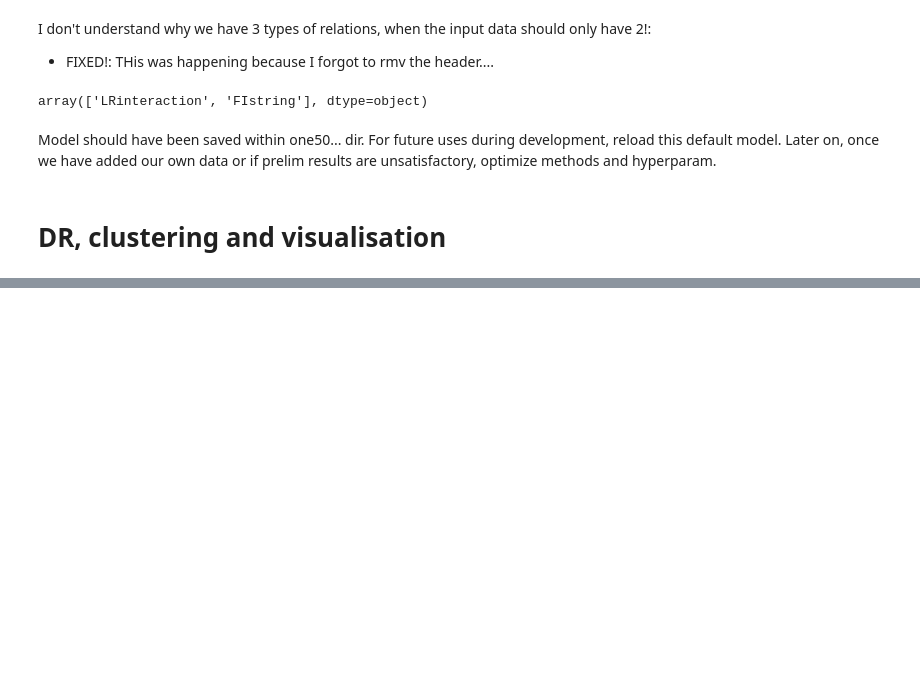
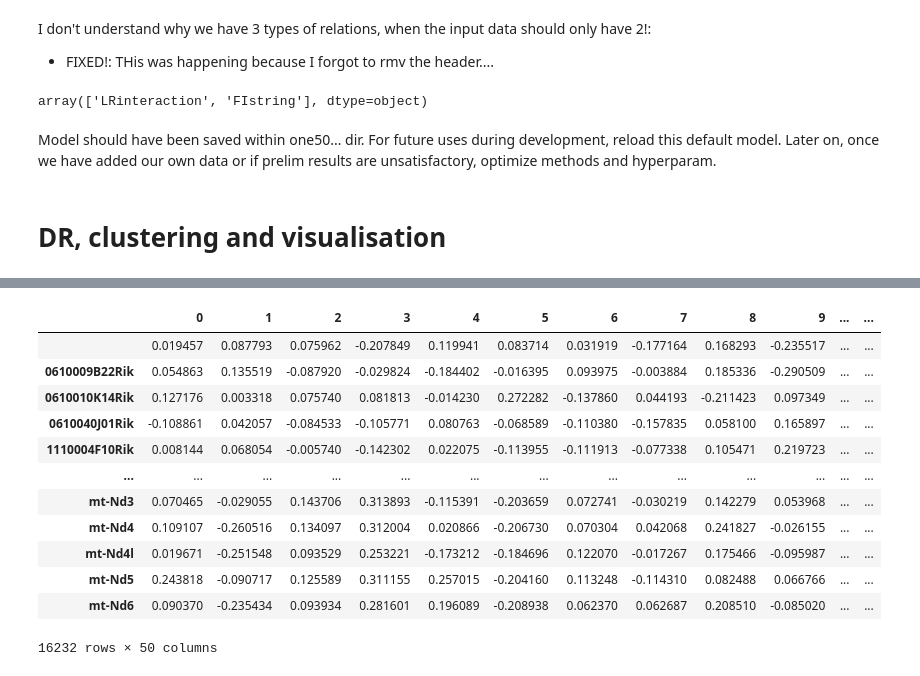
Before and after one commit to FerranC96/sKG4cellCommns, a Jupyter notebook: one.ipynb, the cells around one changed output, grey strips where cells are left out. Saved outputs shown, nothing was run; the diff lists cells and outputs as text; code cells hidden in the pictures; blank space fills up the shorter version.

```diff
--- a/one.ipynb
+++ b/one.ipynb
@@ -574,0 +627,3 @@ Furthermore, we should be able to cluster them and colour by cluster too. Hopefu
+# %%
+trained_model = torch.load("one50_unstratified_stopped_transe/trained_model.pkl")
+trained_model
@@ -574,0 +656,5 @@ Furthermore, we should be able to cluster them and colour by cluster too. Hopefu
+# %%
+#Construct nodes dataframe: detach() for now is meaningless as compute is CPU
+
+entity_embeddings = trained_model.entity_representations[0](indices=None).detach().numpy()
+entity_embeddings
@@ -574,0 +677,7 @@ Furthermore, we should be able to cluster them and colour by cluster too. Hopefu
+# %%
+import json
+
+with open("entityIDS.json") as infile:
+    entityIDS = json.load(infile)
+
+entityIDS
@@ -574,0 +702,17 @@ Furthermore, we should be able to cluster them and colour by cluster too. Hopefu
+# %%
+testdf = pd.DataFrame(entity_embeddings, index=entityIDS.values())
+testdf
+# %% [output]
+|  | 0 | 1 | 2 | 3 | 4 | 5 | 6 | 7 | 8 | 9 | ... | ... |
+|  | 0.019457 | 0.087793 | 0.075962 | -0.207849 | 0.119941 | 0.083714 | 0.031919 | -0.177164 | 0.168293 | -0.235517 | ... | ... |
+| 0610009B22Rik | 0.054863 | 0.135519 | -0.087920 | -0.029824 | -0.184402 | -0.016395 | 0.093975 | -0.003884 | 0.185336 | -0.290509 | ... | ... |
+| 0610010K14Rik | 0.127176 | 0.003318 | 0.075740 | 0.081813 | -0.014230 | 0.272282 | -0.137860 | 0.044193 | -0.211423 | 0.097349 | ... | ... |
+| 0610040J01Rik | -0.108861 | 0.042057 | -0.084533 | -0.105771 | 0.080763 | -0.068589 | -0.110380 | -0.157835 | 0.058100 | 0.165897 | ... | ... |
+| 1110004F10Rik | 0.008144 | 0.068054 | -0.005740 | -0.142302 | 0.022075 | -0.113955 | -0.111913 | -0.077338 | 0.105471 | 0.219723 | ... | ... |
+| ... | ... | ... | ... | ... | ... | ... | ... | ... | ... | ... | ... | ... |
+| mt-Nd3 | 0.070465 | -0.029055 | 0.143706 | 0.313893 | -0.115391 | -0.203659 | 0.072741 | -0.030219 | 0.142279 | 0.053968 | ... | ... |
+| mt-Nd4 | 0.109107 | -0.260516 | 0.134097 | 0.312004 | 0.020866 | -0.206730 | 0.070304 | 0.042068 | 0.241827 | -0.026155 | ... | ... |
+| mt-Nd4l | 0.019671 | -0.251548 | 0.093529 | 0.253221 | -0.173212 | -0.184696 | 0.122070 | -0.017267 | 0.175466 | -0.095987 | ... | ... |
+| mt-Nd5 | 0.243818 | -0.090717 | 0.125589 | 0.311155 | 0.257015 | -0.204160 | 0.113248 | -0.114310 | 0.082488 | 0.066766 | ... | ... |
+| mt-Nd6 | 0.090370 | -0.235434 | 0.093934 | 0.281601 | 0.196089 | -0.208938 | 0.062370 | 0.062687 | 0.208510 | -0.085020 | ... | ... |
+16232 rows × 50 columns
```
Also changed, not shown: parts of 33 cells of this notebook, 10 other files.
